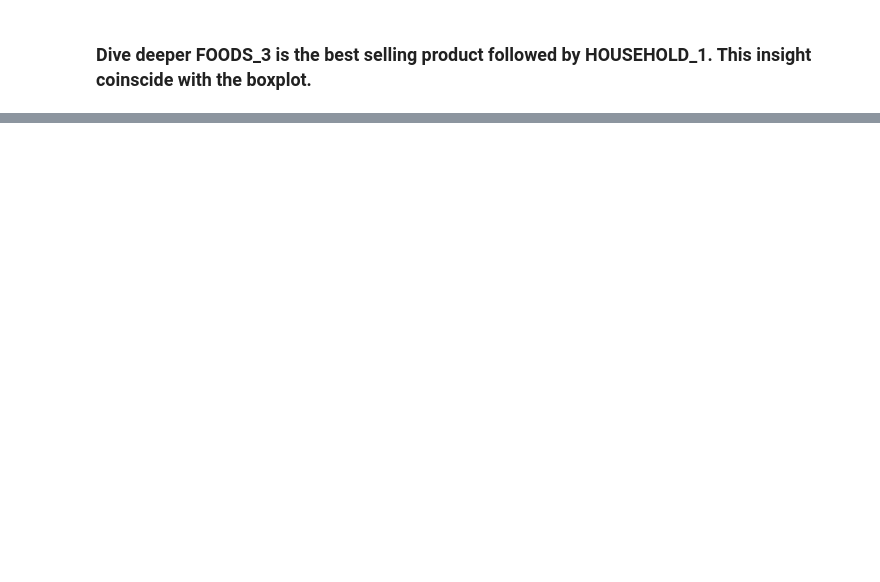
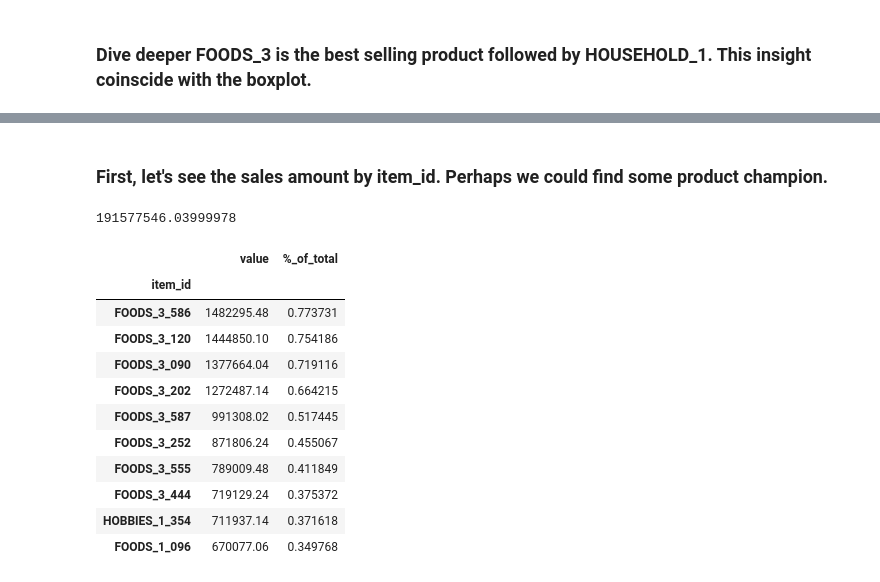
Before and after one commit to soi130/M5_case_study, a Jupyter notebook: M5_analysis.ipynb, the cells around one changed output, grey strips where cells are left out. Drawn from its saved outputs; the diff is of its cells as text; code cells hidden in the pictures; blank space fills up the shorter version.

```diff
--- a/M5_analysis.ipynb
+++ b/M5_analysis.ipynb
@@ -520,0 +603,25 @@ Index(['date', 'wm_yr_wk', 'wknd', 'd', 'event_type_1', 'event_type_2',
+# %% [markdown]
+### First, let's see the sales amount by item_id. Perhaps we could find some product champion.
+# %%
+total_amount = total_df['value'].sum()
+total_amount
+# %% [output]
+191577546.03999978
+# %%
+amount_by_product = total_df[['item_id','value']].groupby('item_id').sum()
+# %%
+amount_by_product['%_of_total'] = (amount_by_product['value']*100)/total_amount
+amount_by_product.sort_values(by='%_of_total',ascending=False).head(10)
+# %% [output]
+|  | value | %_of_total |
+| item_id |  |  |
+| FOODS_3_586 | 1482295.48 | 0.773731 |
+| FOODS_3_120 | 1444850.10 | 0.754186 |
+| FOODS_3_090 | 1377664.04 | 0.719116 |
+| FOODS_3_202 | 1272487.14 | 0.664215 |
+| FOODS_3_587 | 991308.02 | 0.517445 |
+| FOODS_3_252 | 871806.24 | 0.455067 |
+| FOODS_3_555 | 789009.48 | 0.411849 |
+| FOODS_3_444 | 719129.24 | 0.375372 |
+| HOBBIES_1_354 | 711937.14 | 0.371618 |
+| FOODS_1_096 | 670077.06 | 0.349768 |
```
Also changed, not shown: parts of 31 cells of this notebook.
